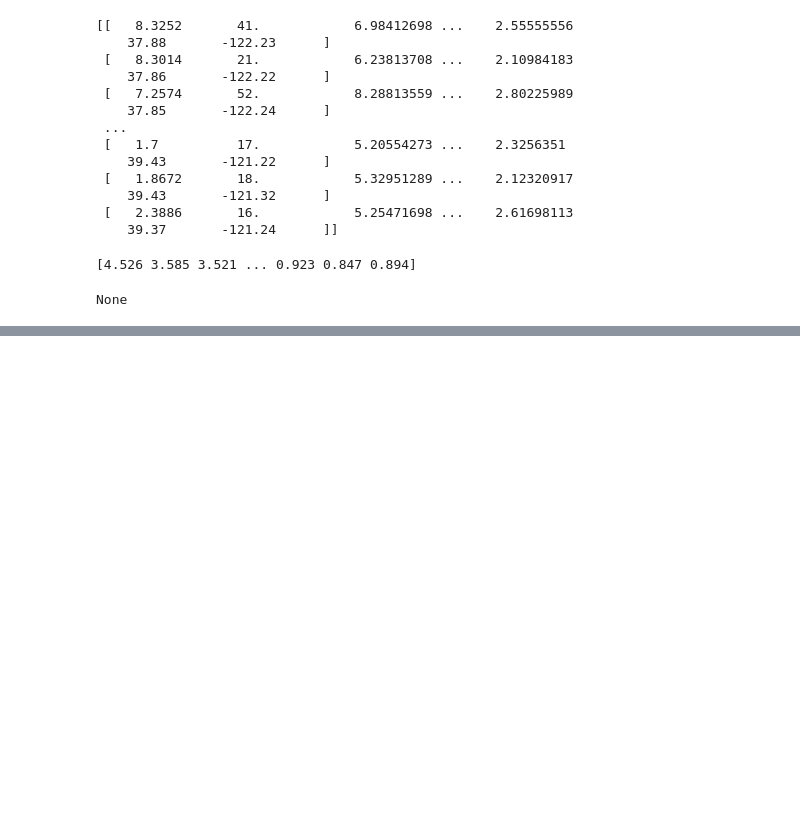
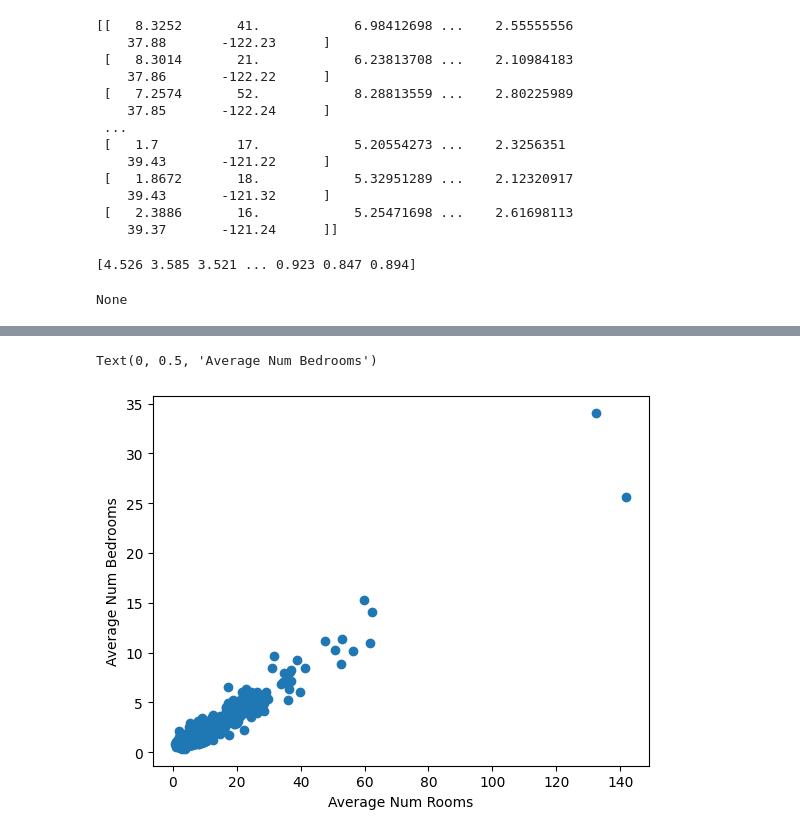
Before and after one commit to dt448/real_estate_price_prediction, a Jupyter notebook: model/toy_example.ipynb, the cells around one changed output, grey strips where cells are left out. Saved outputs shown, nothing was run; the diff lists cells and outputs as text; code cells hidden in the pictures; blank space fills up the shorter version.

```diff
--- a/model/toy_example.ipynb
+++ b/model/toy_example.ipynb
@@ -61,0 +162,7 @@ None
+# %%
+plt.scatter(df["AveRooms"],df["AveBedrms"])
+plt.xlabel("Average Num Rooms")
+plt.ylabel("Average Num Bedrooms")
+# %% [output]
+Text(0, 0.5, 'Average Num Bedrooms')
+[figure, added]
```
Also changed, not shown: parts of 17 cells of this notebook.
